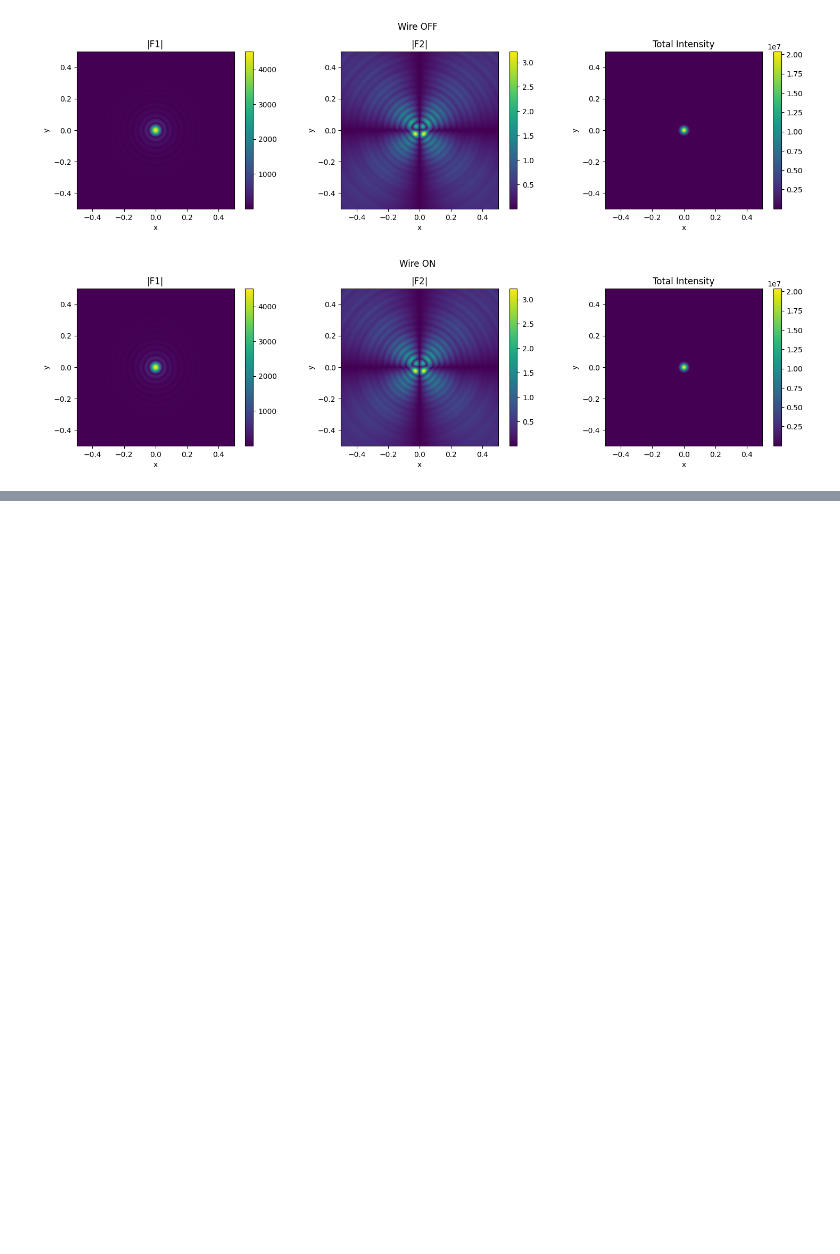
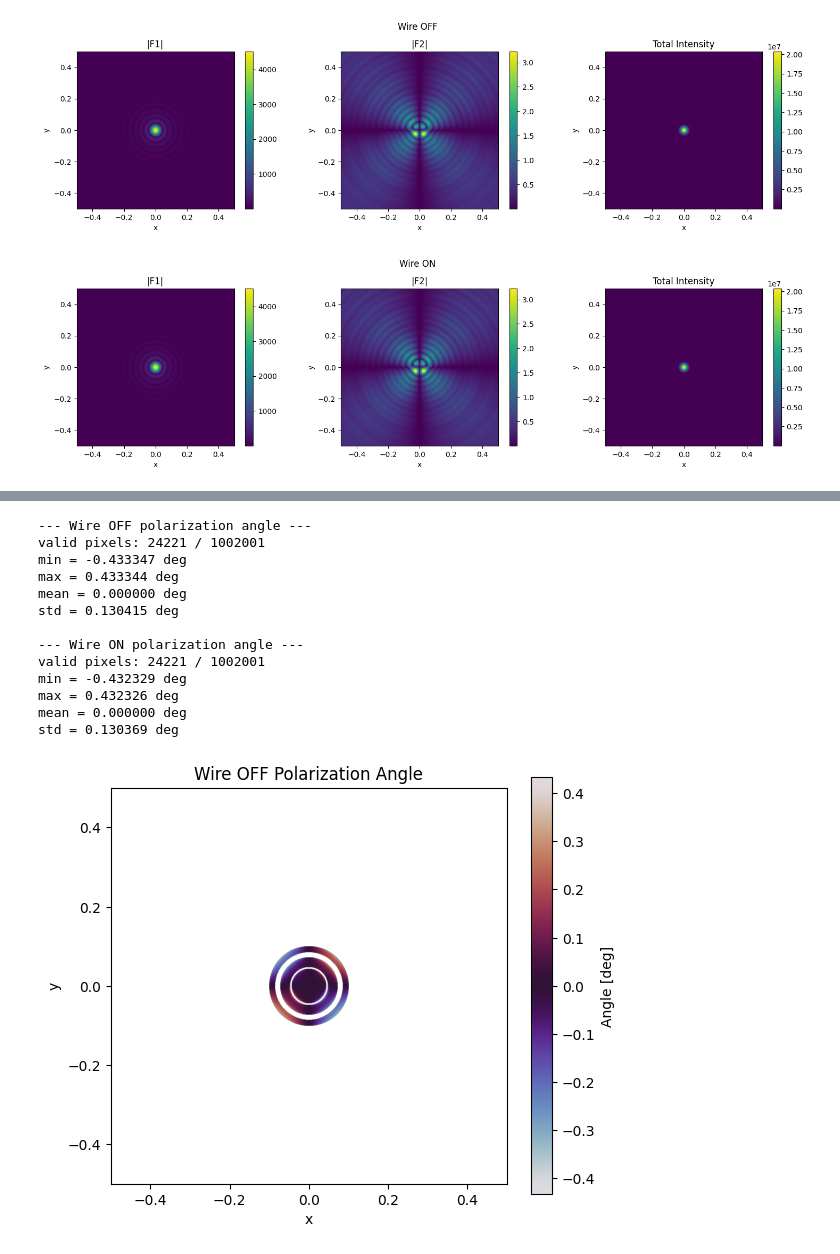
Before and after one commit to dlllonb/wiregrid, a Jupyter notebook: analysis/notebooks/wires_on_off.ipynb, the cells around one changed output, grey strips where cells are left out. Saved outputs shown, nothing was run; the diff lists cells and outputs as text; code cells hidden in the pictures; blank space fills up the shorter version.

```diff
--- a/analysis/notebooks/wires_on_off.ipynb
+++ b/analysis/notebooks/wires_on_off.ipynb
@@ -109,0 +318,29 @@ plot_beam(x_on,  y_on,  F1_on,  F2_on,  title="Wire ON")
+# %%
+
+# Example intensity thresholds: keep only reasonably bright parts of the beam
+I_floor_off = 1e-3 * np.nanmax(I_off) * 1
+I_floor_on  = 1e-3 * np.nanmax(I_on)  * 1
+
+psi_off = compute_polarization_angle(Q_off, U_off, I=I_off, I_floor=I_floor_off, degrees=True)
+psi_on  = compute_polarization_angle(Q_on,  U_on,  I=I_on,  I_floor=I_floor_on,  degrees=True)
+
+summarize_polarization_angle(psi_off, label="Wire OFF")
+summarize_polarization_angle(psi_on,  label="Wire ON")
+
+plot_polarization_angle(x_off, y_off, psi_off, title="Wire OFF Polarization Angle")
+plot_polarization_angle(x_on,  y_on,  psi_on,  title="Wire ON Polarization Angle")
+# %% [output]
+--- Wire OFF polarization angle ---
+valid pixels: 24221 / 1002001
+min = -0.433347 deg
+max = 0.433344 deg
+mean = 0.000000 deg
+std = 0.130415 deg
+
+--- Wire ON polarization angle ---
+valid pixels: 24221 / 1002001
+min = -0.432329 deg
+max = 0.432326 deg
+mean = 0.000000 deg
+std = 0.130369 deg
+[figure, added]
```
Also changed, not shown: parts of 7 cells of this notebook.
